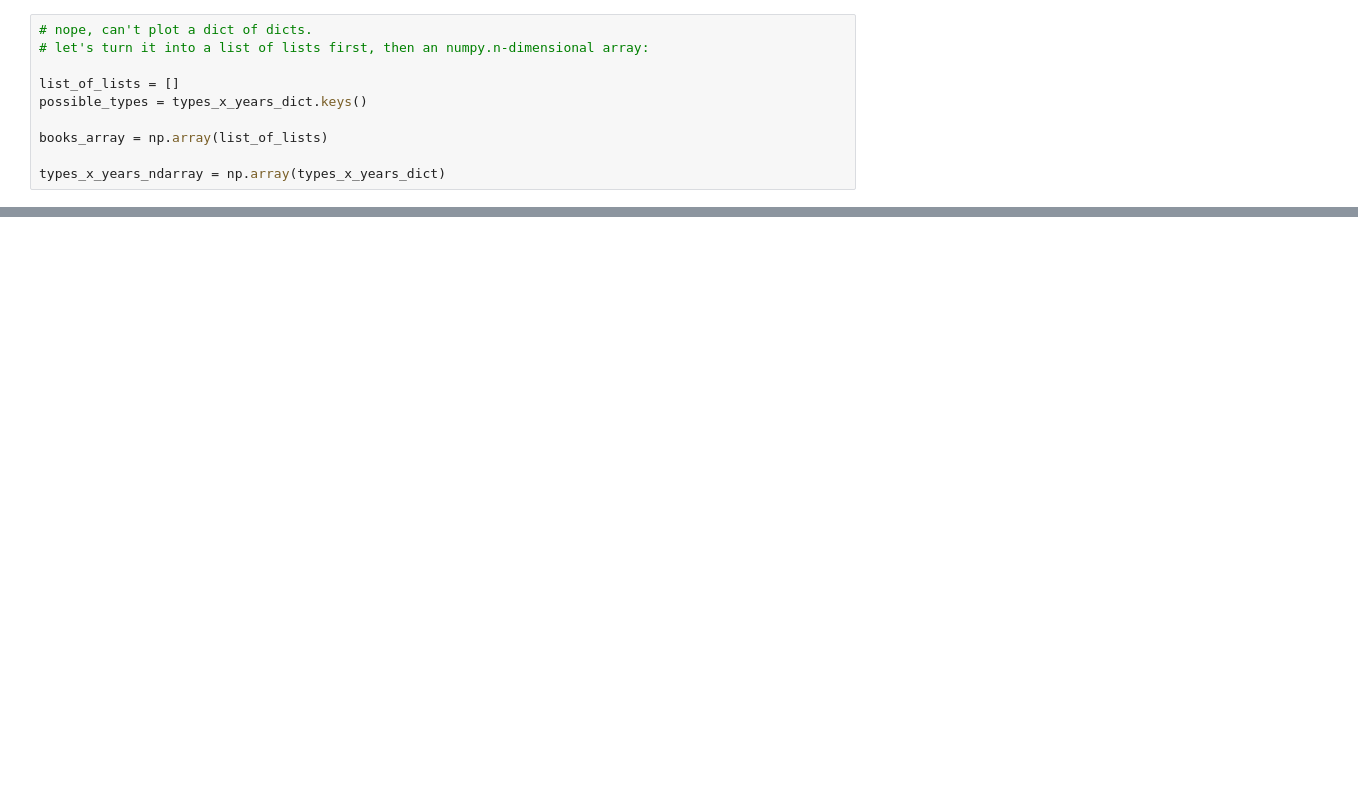
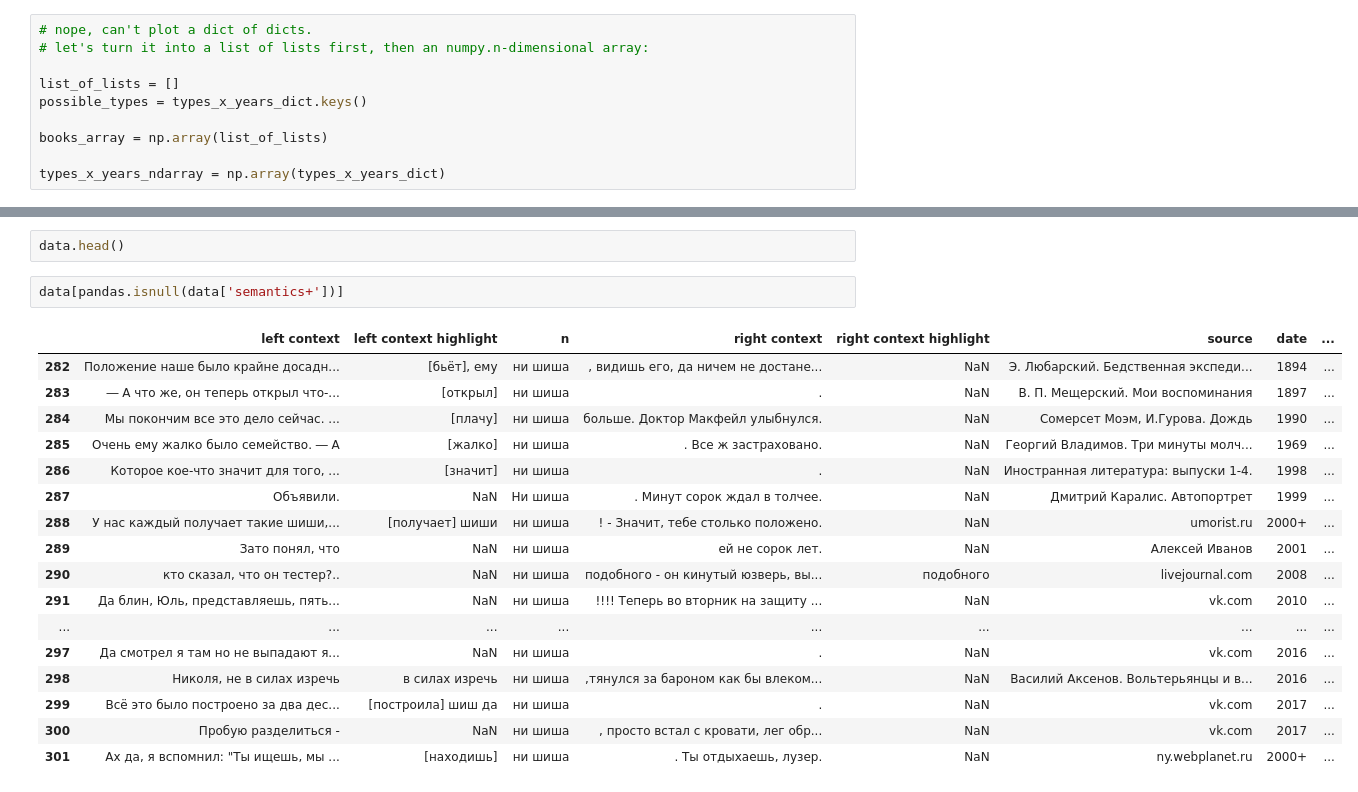
Before and after one commit to marchdown/schisch, a Jupyter notebook: schisch.ipynb, the cells around one changed output, grey strips where cells are left out. Saved outputs shown, nothing was run; the diff lists cells and outputs as text; blank space fills up the shorter version.

```diff
--- a/schisch.ipynb
+++ b/schisch.ipynb
@@ -216,0 +179,22 @@ array([ 1845.,  1852.,  1864.,  1859.,  1869.,  1913.,  1924.,  1941.,
+# %%
+data.head()
+# %%
+data[pandas.isnull(data['semantics+'])]
+# %% [output]
+|  | left context | left context highlight | n | right context | right context highlight | source | date | ... |
+| 282 | Положение наше было крайне досадн... | [бьёт], ему | ни шиша | , видишь его, да ничем не достане... | NaN | Э. Любарский. Бедственная экспеди... | 1894 | ... |
+| 283 | ― А что же, он теперь открыл что-... | [открыл] | ни шиша | . | NaN | В. П. Мещерский. Мои воспоминания | 1897 | ... |
+| 284 | Мы покончим все это дело сейчас. ... | [плачу] | ни шиша | больше. Доктор Макфейл улыбнулся. | NaN | Сомерсет Моэм, И.Гурова. Дождь | 1990 | ... |
+| 285 | Очень ему жалко было семейство. ― А | [жалко] | ни шиша | . Все ж застраховано. | NaN | Георгий Владимов. Три минуты молч... | 1969 | ... |
+| 286 | Которое кое-что значит для того, ... | [значит] | ни шиша | . | NaN | Иностранная литература: выпуски 1-4. | 1998 | ... |
+| 287 | Объявили. | NaN | Ни шиша | . Минут сорок ждал в толчее. | NaN | Дмитрий Каралис. Автопортрет | 1999 | ... |
+| 288 | У нас каждый получает такие шиши,... | [получает] шиши | ни шиша | ! - Значит, тебе столько положено. | NaN | umorist.ru | 2000+ | ... |
+| 289 | Зато понял, что | NaN | ни шиша | ей не сорок лет. | NaN | Алексей Иванов | 2001 | ... |
+| 290 | кто сказал, что он тестер?.. | NaN | ни шиша | подобного - он кинутый юзверь, вы... | подобного | livejournal.com | 2008 | ... |
+| 291 | Да блин, Юль, представляешь, пять... | NaN | ни шиша | !!!! Теперь во вторник на защиту ... | NaN | vk.com | 2010 | ... |
+| ... | ... | ... | ... | ... | ... | ... | ... | ... |
+| 297 | Да смотрел я там но не выпадают я... | NaN | ни шиша | . | NaN | vk.com | 2016 | ... |
+| 298 | Николя, не в силах изречь | в силах изречь | ни шиша | ,тянулся за бароном как бы влеком... | NaN | Василий Аксенов. Вольтерьянцы и в... | 2016 | ... |
+| 299 | Всё это было построено за два дес... | [построила] шиш да | ни шиша | . | NaN | vk.com | 2017 | ... |
+| 300 | Пробую разделиться - | NaN | ни шиша | , просто встал с кровати, лег обр... | NaN | vk.com | 2017 | ... |
+| 301 | Ах да, я вспомнил: "Ты ищешь, мы ... | [находишь] | ни шиша | . Ты отдыхаешь, лузер. | NaN | ny.webplanet.ru | 2000+ | ... |
```
Also changed, not shown: parts of 13 cells of this notebook.
